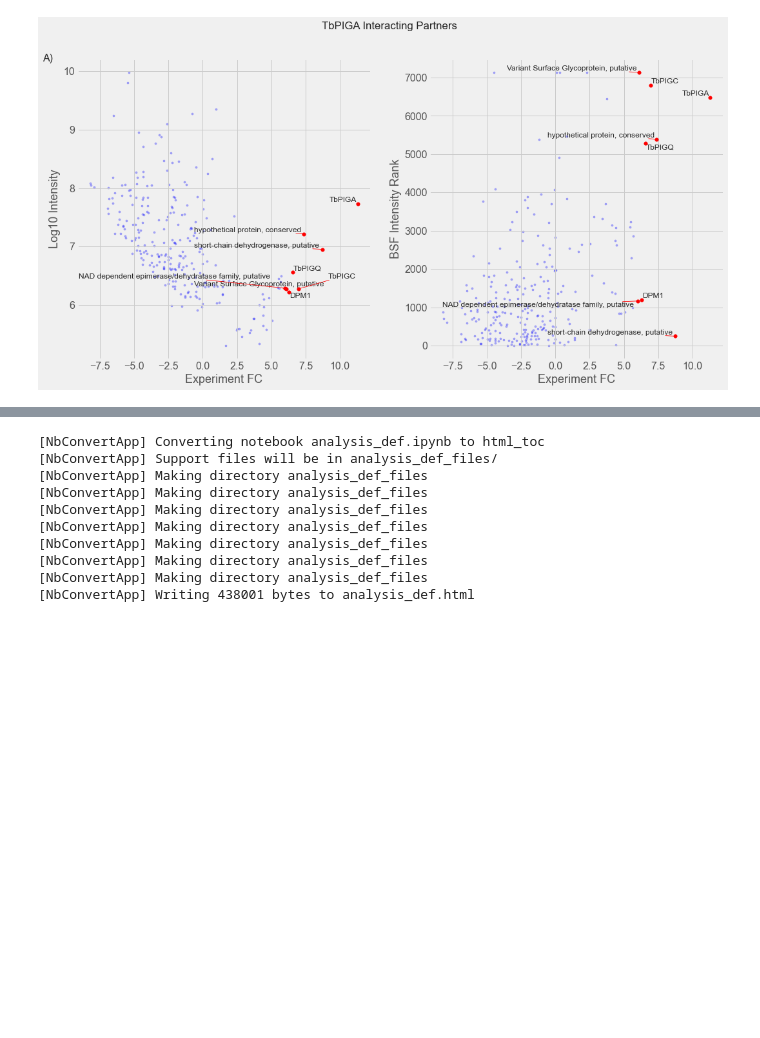
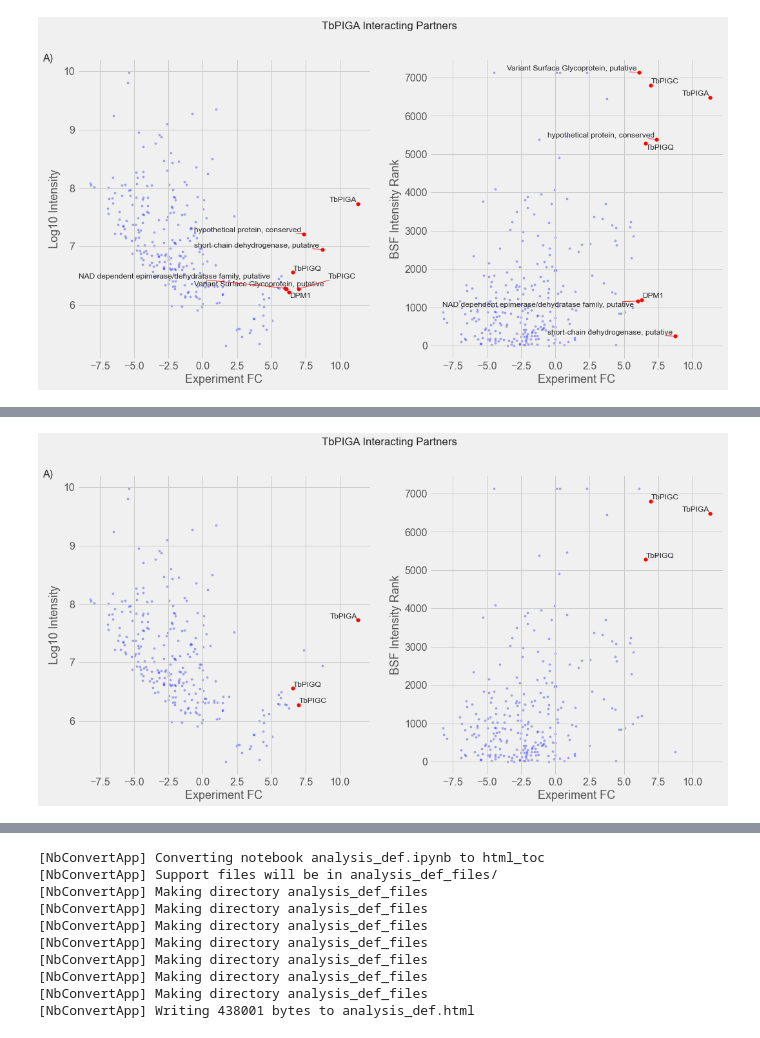
Before and after one commit to mtinti/TbGPI3, a Jupyter notebook: analysis_def.ipynb, the cells around one changed output, grey strips where cells are left out. Drawn from its saved outputs; the diff is of its cells as text; code cells hidden in the pictures; blank space fills up the shorter version.

Commit message:
add crosslink experiment

```diff
--- a/analysis_def.ipynb
+++ b/analysis_def.ipynb
@@ -727,0 +749,86 @@ No handles with labels found to put in legend.
+# %%
+plt.style.use('fivethirtyeight')
+#plt.style.use('classic')
+
+fig, axes=plt.subplots(figsize=(16,8),
+                     ncols=2, nrows=1)
+
+
+
+genes = temp_1[temp_1['srank']>40]
+genes = genes.Gene_id.values
+
+
+
+ids=dfc[dfc.Gene_id.isin(genes)]
+ids=ids.replace(-np.inf,np.nan)
+ids=ids[['logFC','logIn','BSF_rank2','desc2']].dropna()
+#ids=ids.replace(np.inf,np.nan)
+#ids=ids.fillna(0)
+#ids = dfc[dfc['logFC']>6]
+_ids = ids.index.values
+_names = ids['desc2'].values
+print(len(_ids))
+print(len(_names))
+ax=axes[0]
+PTUT.make_vulcano(dfc, ax, x='logFC', y='logIn',
+             annot_index=_ids,
+             annot_names = _names,
+             title='',
+             #fc_limit=70,
+             fc_col='srank',
+                  alpha_main=0.3,
+             point_size_selection=30,
+             point_size_all=10,
+            text_size=12,
+                      #add_text=False,
+            )
+
+
+#ax.set_title('PIG-A interacting partners')
+ax.set_xlabel('Experiment FC')
+ax.set_ylabel('Log10 Intensity')
+#ax.legend(loc='upper center', bbox_to_anchor=(1.1, 0.9),
+#          title='Legend')
+ax.yaxis.label.set_size(18)
+ax.xaxis.label.set_size(18)
+ax.title.set_size(18)
+ax.tick_params(axis='both', which='major', labelsize=16)
+ax.text(-0.1, 1, 'A)', horizontalalignment='center',
+               verticalalignment='center',
+               transform=ax.transAxes,fontsize=16)
+
+
+
+ax=axes[1]
+PTUT.make_vulcano(dfc, ax, x='logFC',
+                  y='BSF_rank2',
+             annot_index=_ids,
+             annot_names = _names,
+             title='',
+             #fc_limit=70,
+             fc_col='srank',
+            alpha_main=0.3,
+             point_size_selection=30,
+             point_size_all=10,
+            text_size=12,
+                  #add_text=False,
+            )
+
+#ax.set_title('PIG-A interacting partners')
+ax.set_xlabel('Experiment FC')
+ax.set_ylabel('BSF Intensity Rank')
+#ax.legend(loc='upper center', bbox_to_anchor=(1.1, 0.9),
+#          title='Legend')
+ax.yaxis.label.set_size(18)
+ax.xaxis.label.set_size(18)
+ax.title.set_size(18)
+ax.tick_params(axis='both', which='major', labelsize=16)
+
+plt.suptitle('TbPIGA Interacting Partners')
+
+plt.savefig('Fig3b.svg')
+
+plt.savefig('Fig3b.png')
+plt.show()
+# %% [output]
@@ -727,0 +841 @@ No handles with labels found to put in legend.
+[figure, added]
```
Also changed, not shown: parts of 16 cells of this notebook, 20 other files.
